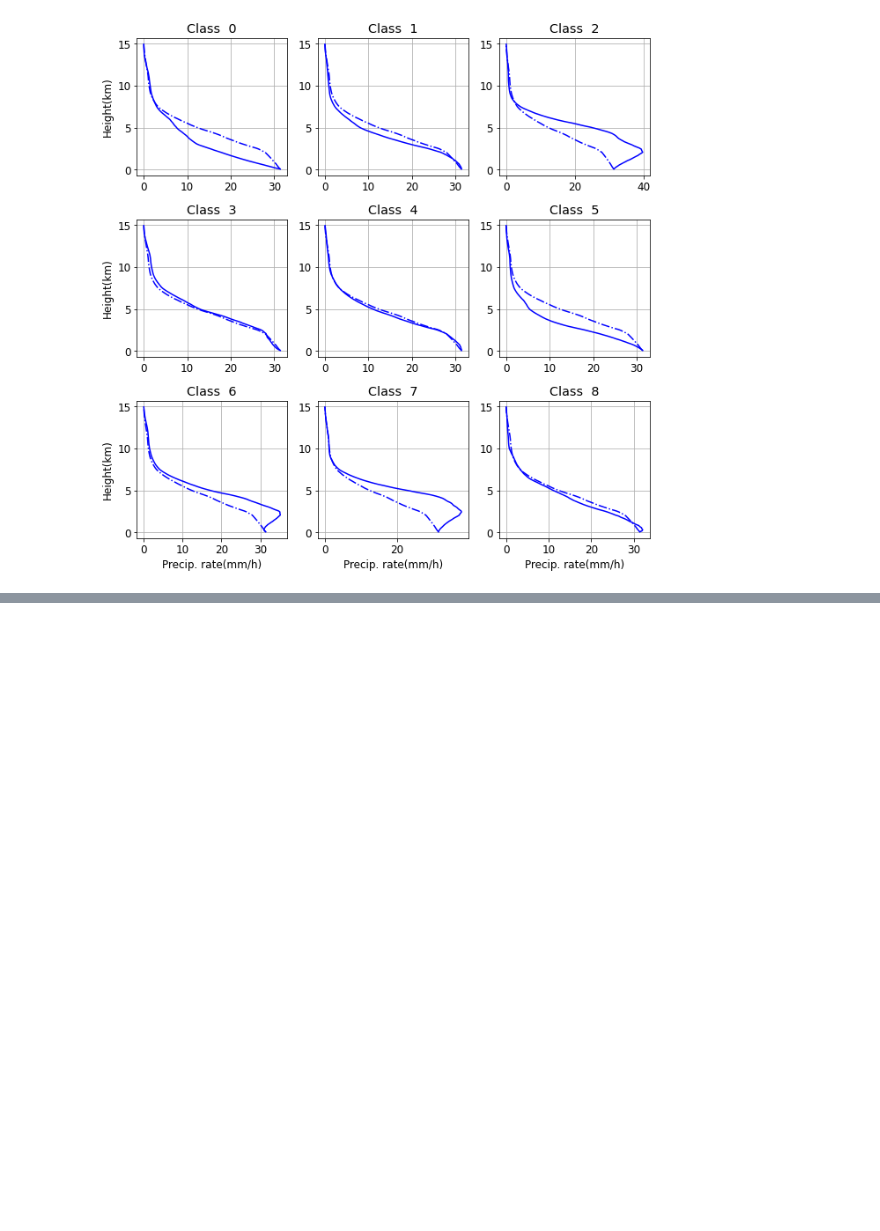
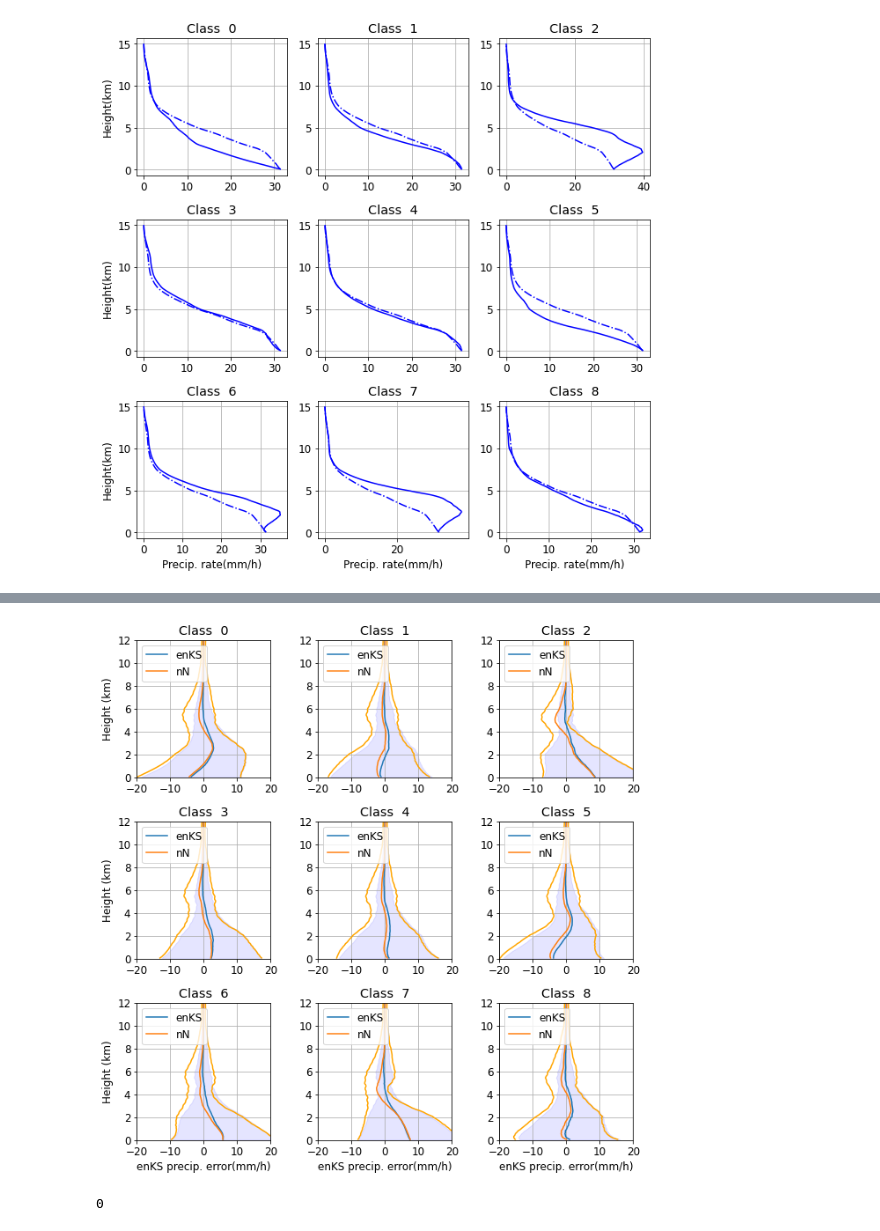
Before and after one commit to mgrecu35/ensGN, a Jupyter notebook: paperRST.ipynb, the cells around one changed output, grey strips where cells are left out. Saved outputs shown, nothing was run; the diff lists cells and outputs as text; code cells hidden in the pictures; blank space fills up the shorter version.

```diff
--- a/paperRST.ipynb
+++ b/paperRST.ipynb
@@ -99,0 +260,35 @@ encoding = {var: comp for var in ds.data_vars}
+# %%
+plt.figure(figsize=(9,9))
+h=125/2.+np.arange(150)*125
+for i in range(9):
+    ax=plt.subplot(3,3,i+1)
+    #ax.set_aspect('equal')
+    plt.plot((xc[i,1,:,:]-xc[i,2,:,:]).mean(axis=0),h[:120]/1000.0)
+    plt.plot((xc[i,1,:,:]-xc[i,0,:,:]).mean(axis=0),h[:120]/1000.0)
+    x1s=(xc[i,1,:,:]-xc[i,2,:,:]).std(axis=0)
+    x1m=(xc[i,1,:,:]-xc[i,2,:,:]).mean(axis=0)
+    plt.fill_betweenx(h[:120]/1e3,x1m-x1s,x1m+x1s,color='blue',alpha=0.1)
+    x1s=(xc[i,1,:,:]-xc[i,0,:,:]).std(axis=0)
+    x1m=(xc[i,1,:,:]-xc[i,0,:,:]).mean(axis=0)
+    #plt.fill_betweenx(h[:120]/1e3,x1m-x1s,x1m+x1s,color='orange',alpha=0.1)
+    plt.plot(x1m-x1s,h[:120]/1e3,color='orange')
+    plt.plot(x1m+x1s,h[:120]/1e3,color='orange')
+    if i%3==0:
+        plt.ylabel('Height (km)')
+    if i>=6:
+        plt.xlabel('enKS precip. error(mm/h)')
+    plt.grid()
+    plt.xlim(-20,20)
+    plt.ylim(0,14)
+    plt.legend(['enKS','nN'],loc=2)
+    plt.title('Class %2i'%i)
+    #print(np.corrcoef(xc[i,1,:,0],xc[i,2,:,0]))
+plt.tight_layout()
+plt.savefig('retUncertain.png')
+# %% [output]
+[figure, added]
+# %%
+a=np.nonzero(xc!=xc)
+print(len(a[0]))
+# %% [output]
+0
```
Also changed, not shown: parts of 8 cells of this notebook, 5 other files.
